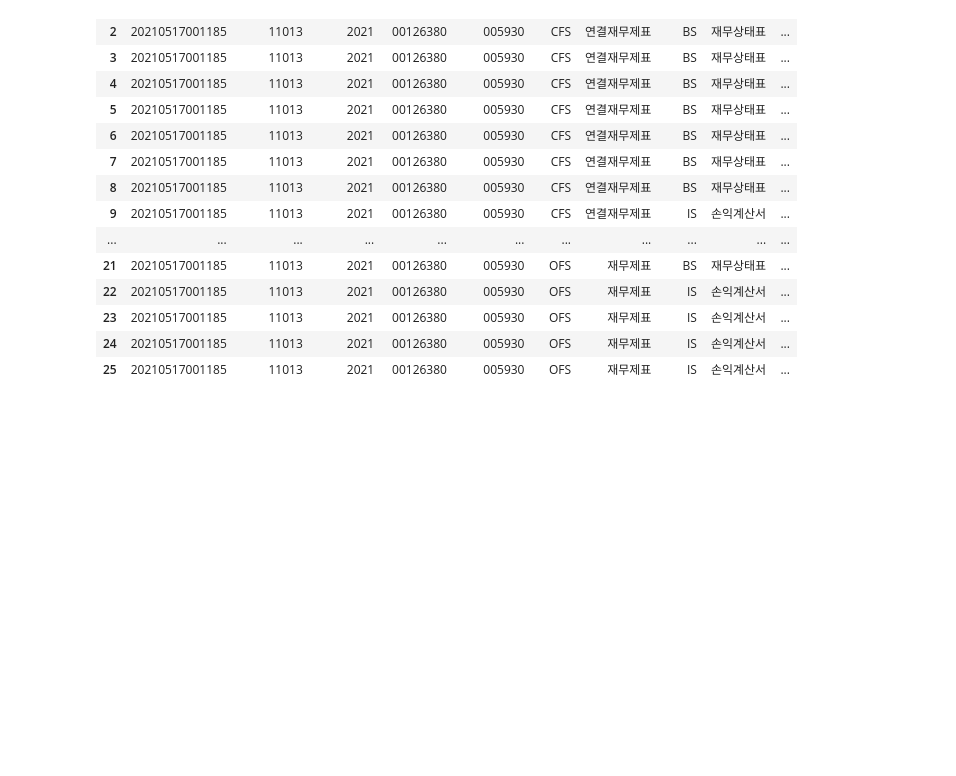
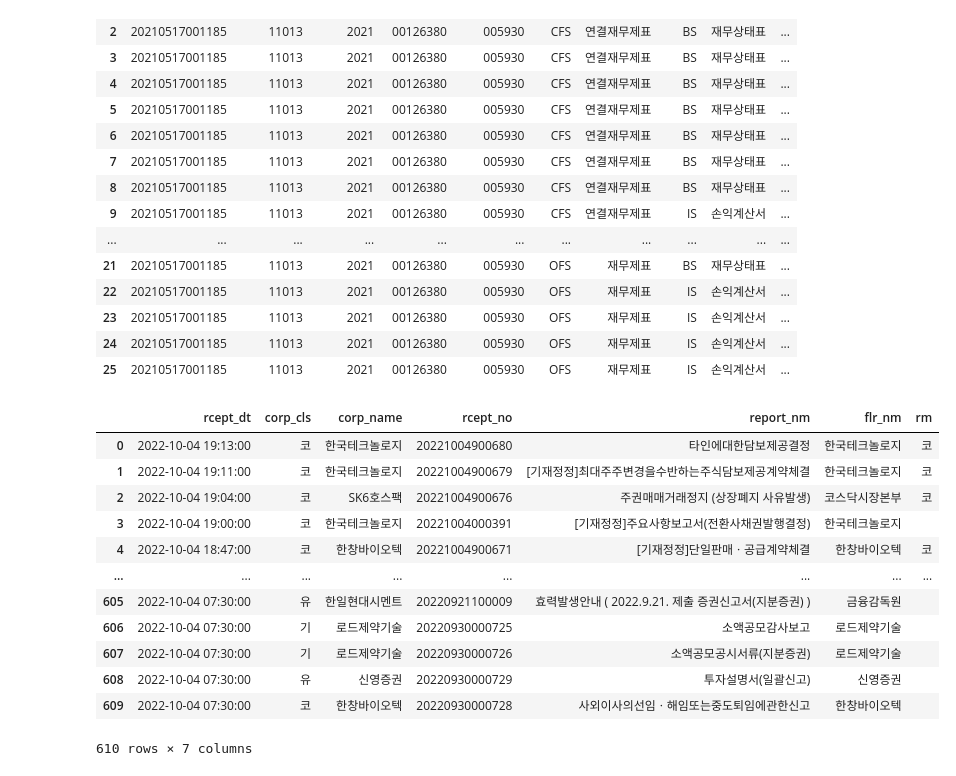
Before and after one commit to reejungkim/OpenAPI_Ministry_of_land, a Jupyter notebook: dart.ipynb, the cells around one changed output. Cells and saved outputs as stored; diff of their text form; code cells hidden in the pictures; blank space fills up the shorter version.

```diff
--- a/dart.ipynb
+++ b/dart.ipynb
@@ -74,3 +77,20 @@ dart.finstate('삼성전자', 2021, reprt_code='11013')
 | 23 | 20210517001185 | 11013 | 2021 | 00126380 | 005930 | OFS | 재무제표 | IS | 손익계산서 | ... |
 | 24 | 20210517001185 | 11013 | 2021 | 00126380 | 005930 | OFS | 재무제표 | IS | 손익계산서 | ... |
 | 25 | 20210517001185 | 11013 | 2021 | 00126380 | 005930 | OFS | 재무제표 | IS | 손익계산서 | ... |
+# %%
+# 지정한 날짜의 공시목록 전체 (공시 시간 정보 포함)
+dart.list_date_ex('2022-10-04')
+# %% [output]
+|  | rcept_dt | corp_cls | corp_name | rcept_no | report_nm | flr_nm | rm |
+| 0 | 2022-10-04 19:13:00 | 코 | 한국테크놀로지 | 20221004900680 | 타인에대한담보제공결정 | 한국테크놀로지 | 코 |
+| 1 | 2022-10-04 19:11:00 | 코 | 한국테크놀로지 | 20221004900679 | [기재정정]최대주주변경을수반하는주식담보제공계약체결 | 한국테크놀로지 | 코 |
+| 2 | 2022-10-04 19:04:00 | 코 | SK6호스팩 | 20221004900676 | 주권매매거래정지 (상장폐지 사유발생) | 코스닥시장본부 | 코 |
+| 3 | 2022-10-04 19:00:00 | 코 | 한국테크놀로지 | 20221004000391 | [기재정정]주요사항보고서(전환사채권발행결정) | 한국테크놀로지 |  |
+| 4 | 2022-10-04 18:47:00 | 코 | 한창바이오텍 | 20221004900671 | [기재정정]단일판매ㆍ공급계약체결 | 한창바이오텍 | 코 |
+| ... | ... | ... | ... | ... | ... | ... | ... |
+| 605 | 2022-10-04 07:30:00 | 유 | 한일현대시멘트 | 20220921100009 | 효력발생안내 ( 2022.9.21. 제출 증권신고서(지분증권) ) | 금융감독원 |  |
+| 606 | 2022-10-04 07:30:00 | 기 | 로드제약기술 | 20220930000725 | 소액공모감사보고 | 로드제약기술 |  |
+| 607 | 2022-10-04 07:30:00 | 기 | 로드제약기술 | 20220930000726 | 소액공모공시서류(지분증권) | 로드제약기술 |  |
+| 608 | 2022-10-04 07:30:00 | 유 | 신영증권 | 20220930000729 | 투자설명서(일괄신고) | 신영증권 |  |
+| 609 | 2022-10-04 07:30:00 | 코 | 한창바이오텍 | 20220930000728 | 사외이사의선임ㆍ해임또는중도퇴임에관한신고 | 한창바이오텍 |  |
+610 rows × 7 columns
```
Also changed, not shown: parts of 2 cells of this notebook, 9 other files.
